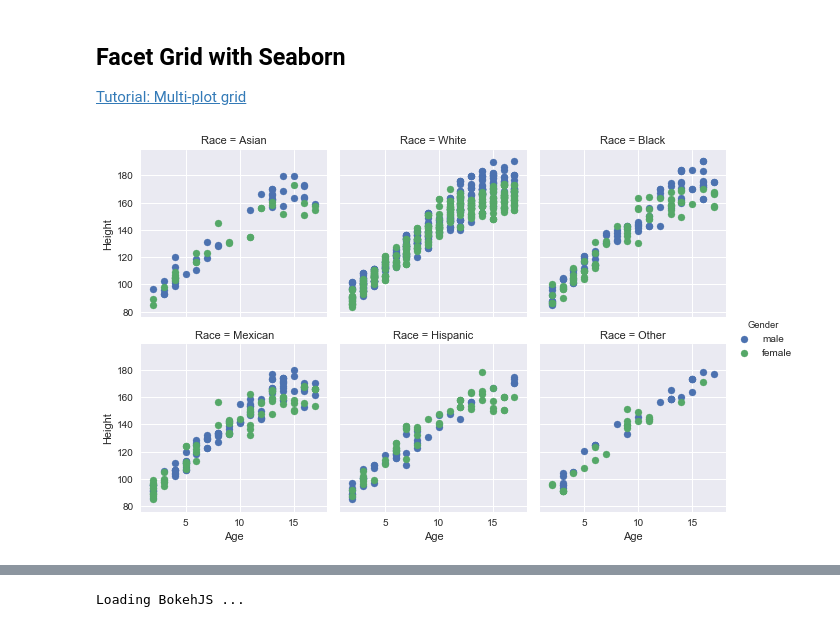
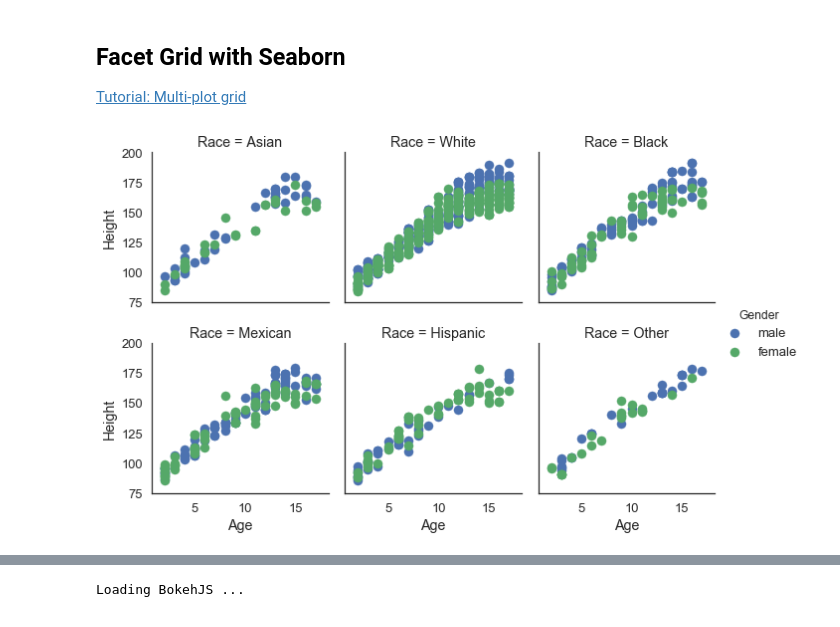
Before and after one commit to uvasomrc/workshop-pythonDataViz, a Jupyter notebook: python-DataViz.ipynb, the cells around one changed output, grey strips where cells are left out. Saved outputs shown, nothing was run; the diff lists cells and outputs as text; code cells hidden in the pictures.

```diff
--- a/python-DataViz.ipynb
+++ b/python-DataViz.ipynb
@@ -414,0 +494,5 @@ myPlot()
+# %%
+### Set context
+# Four presets available: paper, notebook, talk, poster
+sns.set_context("talk")
+myPlot()
@@ -417,9 +503,10 @@ myPlot()
 
 [Tutorial: Multi-plot grid](https://seaborn.pydata.org/generated/seaborn.FacetGrid.html)
 # %%
+sns.set_style("white")
 # lets define our grid
 g = sns.FacetGrid(nh_child, col="Race", col_wrap=3, hue="Gender")
 g = g.map(plt.scatter, "Age", "Height").add_legend()
 plt.show()
 # %% [output]
-[figure, old version]
+[figure, new version]
```
Also changed, not shown: parts of 34 cells of this notebook, 1 other file.
